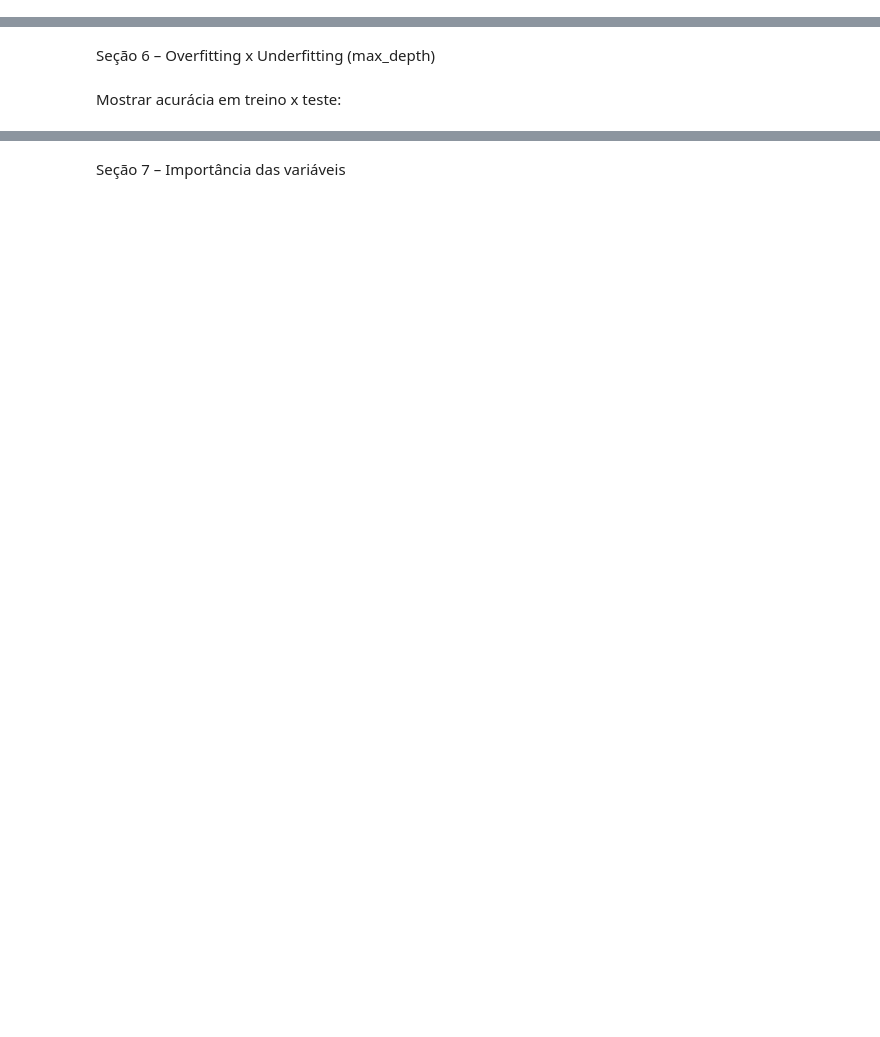
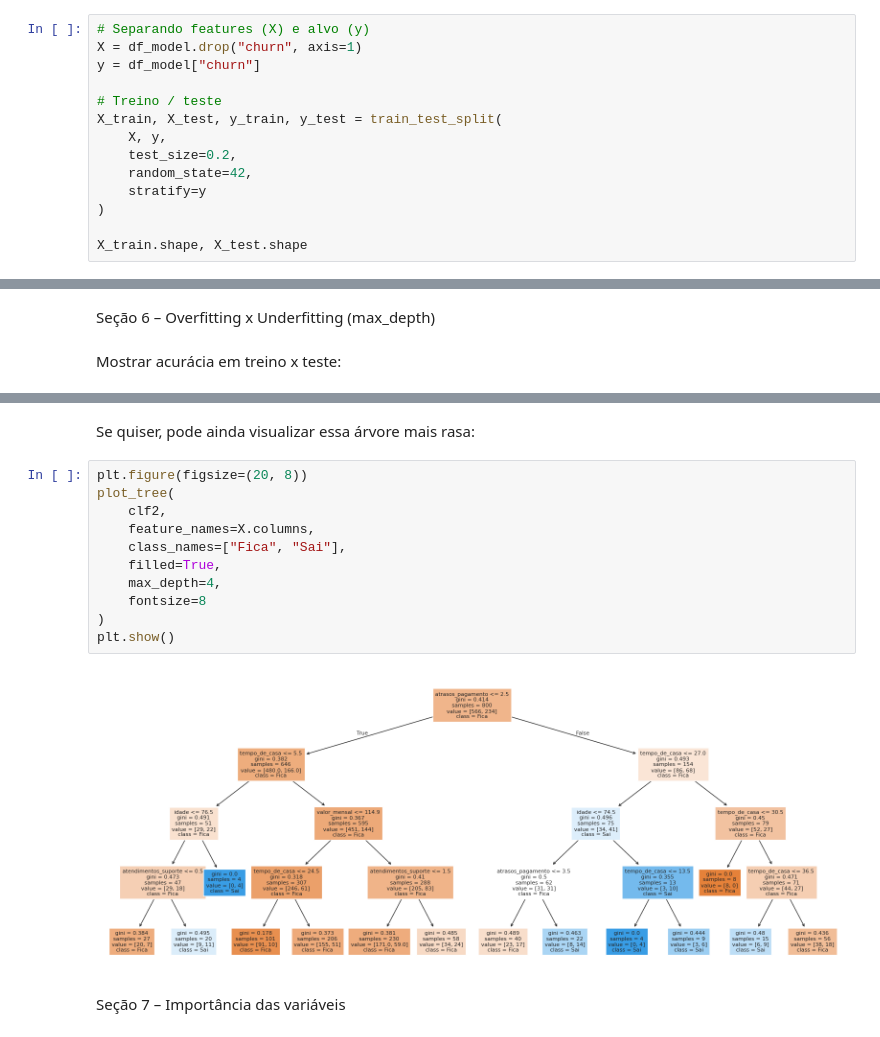
Before and after one commit to samoliverramos/FIAP2026, a Jupyter notebook: Praticas_Machine_Learning/Aula05_ML_Arvores_Decisao.ipynb, the cells around one changed output, grey strips where cells are left out. Cells and saved outputs as stored; diff of their text form; blank space fills up the shorter version.

```diff
--- a/Praticas_Machine_Learning/Aula05_ML_Arvores_Decisao.ipynb
+++ b/Praticas_Machine_Learning/Aula05_ML_Arvores_Decisao.ipynb
@@ -99,0 +159,14 @@ X_train.shape, X_test.shape
+# %%
+# Separando features (X) e alvo (y)
+X = df_model.drop("churn", axis=1)
+y = df_model["churn"]
+
+# Treino / teste
+X_train, X_test, y_train, y_test = train_test_split(
+    X, y,
+    test_size=0.2,
+    random_state=42,
+    stratify=y
+)
+
+X_train.shape, X_test.shape
@@ -175,3 +298,18 @@ REFLEXÃO
+# %% [markdown]
+Se quiser, pode ainda visualizar essa árvore mais rasa:
+# %%
+plt.figure(figsize=(20, 8))
+plot_tree(
+    clf2,
+    feature_names=X.columns,
+    class_names=["Fica", "Sai"],
+    filled=True,
+    max_depth=4,
+    fontsize=8
+)
+plt.show()
+# %% [output]
+[figure, added]
 # %% [markdown]
 Seção 7 – Importância das variáveis
 # %%
```
Also changed, not shown: parts of 28 cells of this notebook.
